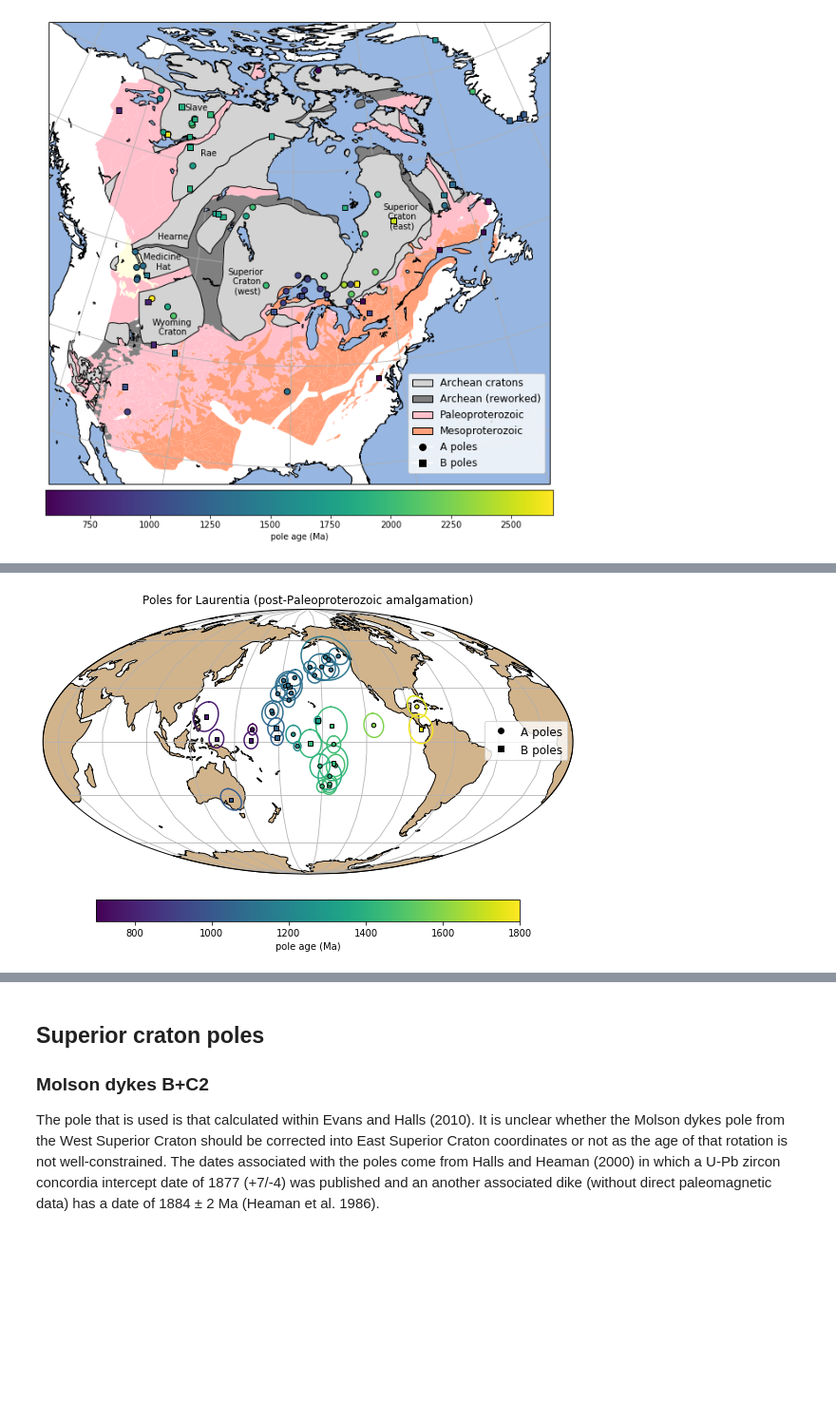
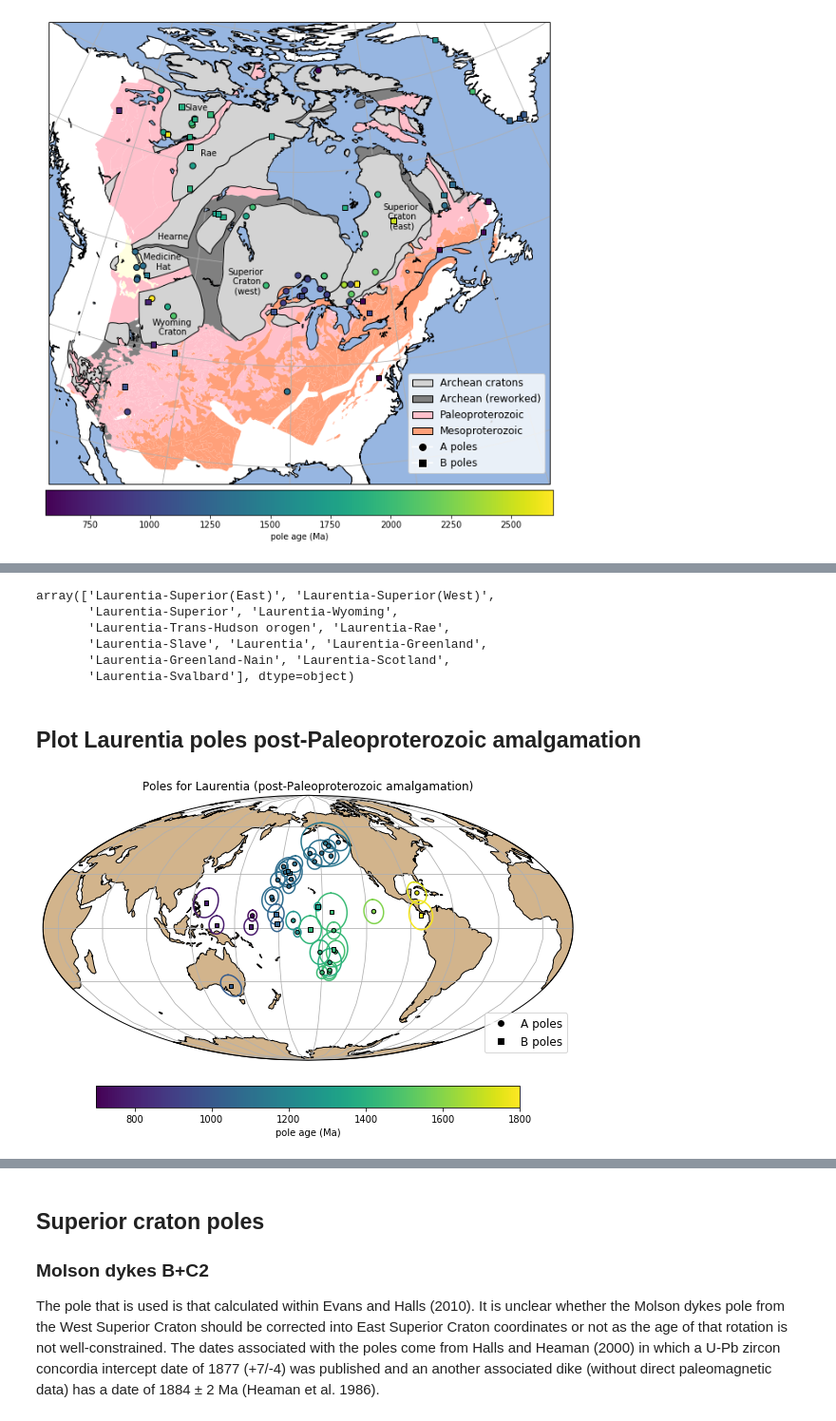
Before and after one commit to Swanson-Hysell-Group/Laurentia_Paleogeography, a Jupyter notebook: figures_analysis.ipynb, the cells around one changed output, grey strips where cells are left out. Shown at 95% size. Cells and saved outputs as stored; diff of their text form; code cells hidden in the pictures; blank space fills up the shorter version.

Commit message:
updates to notebook and text related to Archean craton pole splits

```diff
--- a/figures_analysis.ipynb
+++ b/figures_analysis.ipynb
@@ -224,0 +208,9 @@ Laur_poles_B_B95 = Laur_poles_B.A95.tolist()
+# %%
+all_poles['Terrane'].unique()
+# %% [output]
+array(['Laurentia-Superior(East)', 'Laurentia-Superior(West)',
+       'Laurentia-Superior', 'Laurentia-Wyoming',
+       'Laurentia-Trans-Hudson orogen', 'Laurentia-Rae',
+       'Laurentia-Slave', 'Laurentia', 'Laurentia-Greenland',
+       'Laurentia-Greenland-Nain', 'Laurentia-Scotland',
+       'Laurentia-Svalbard'], dtype=object)
@@ -225,18 +326,20 @@ Laur_poles_B_B95 = Laur_poles_B.A95.tolist()
+# %% [markdown]
+## Plot Laurentia poles post-Paleoproterozoic amalgamation
 # %%
 map_axis = ipmag.make_mollweide_map(central_longitude=200,figsize=(10,10))
 ipmag.plot_poles_colorbar(map_axis,Laur_poles_A_plon,Laur_poles_A_plat,Laur_poles_A_a95,
                           Laur_poles_A_age,700,1800,marker='o',colorbar=False)
-ipmag.plot_poles_colorbar(map_axis,Laur_poles_B_plon,Laur_poles_B_plat,Laur_poles_B_B95,
-                          Laur_poles_B_Bge,700,1800,marker='s')
+ipmag.plot_poles_colorbar(map_axis,Laur_poles_B_plon,Laur_poles_B_plat,Laur_poles_B_a95,
+                          Laur_poles_B_age,700,1800,marker='s')
 plt.title('Poles for Laurentia (post-Paleoproterozoic amalgamation)')
 legend_elements = [Line2D([0], [0], marker='o', color='w', label='A poles',
                           markerfacecolor='k', markersize=8),
                    Line2D([0], [0], marker='s', color='w', label='B poles',
                           markerfacecolor='k', markersize=8)]
 
 plt.legend(handles=legend_elements, loc='upper right',
-           bbox_to_anchor=(1,0.6), fancybox=True, fontsize = 12)
+           bbox_to_anchor=(1,0.2), fancybox=True, fontsize = 12)
 plt.savefig('./Figures/Laurentia_poles.pdf')
 plt.show()
 # %% [output]
-[figure, old version]
+[figure, new version]
```
Also changed, not shown: parts of 11 cells of this notebook, 5 other files.
